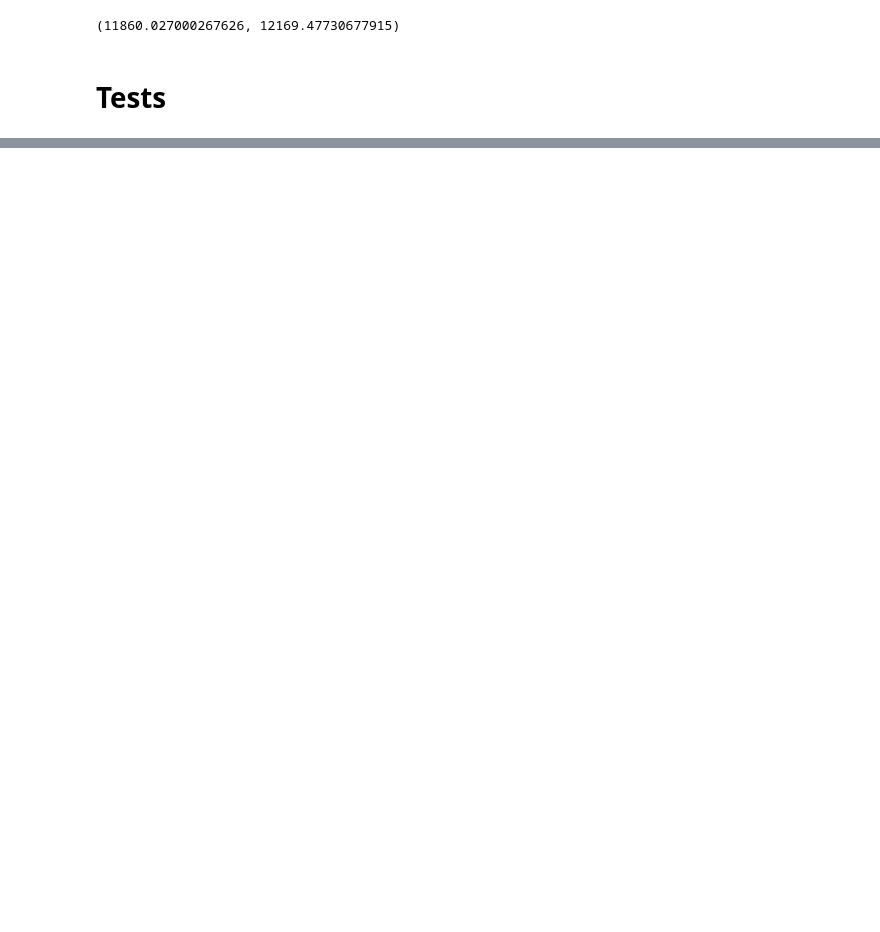
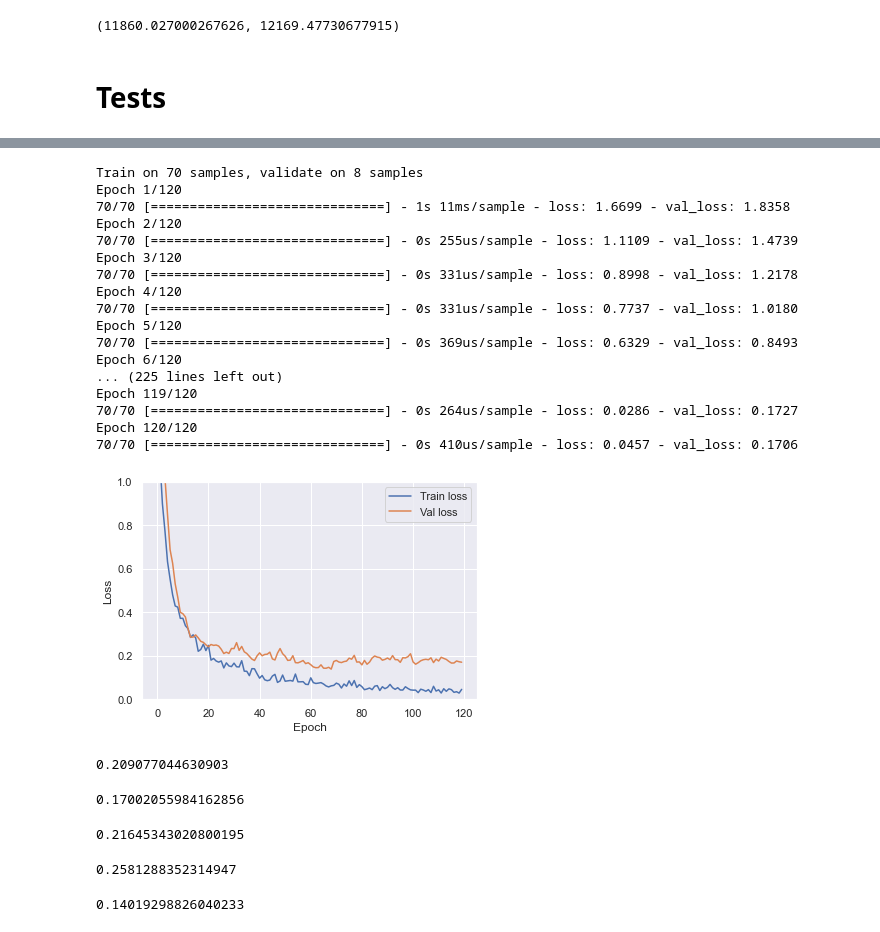
Before and after one commit to Egorka1/WG_Forge, a Jupyter notebook: WGProjectFinal.ipynb, the cells around one changed output, grey strips where cells are left out. Cells and saved outputs as stored; diff of their text form; code cells hidden in the pictures; blank space fills up the shorter version.

```diff
--- a/WGProjectFinal.ipynb
+++ b/WGProjectFinal.ipynb
@@ -1077,0 +1076,70 @@ gold_scaler.inverse_transform(x)[-1]
+# %%
+train_x, train_y = train_data[:70], train_labels[:70]
+test_x, test_y = train_data[70:], train_labels[70:]
+# %%
+epochs = 120
+
+model = build_network(train_data.shape[1])
+history = model.fit(x=train_x, y=train_y,
+                    validation_data=(test_x, test_y),
+                    epochs=epochs, shuffle=True)
+
+plot_network_history(history)
+# %% [output]
+Train on 70 samples, validate on 8 samples
+Epoch 1/120
+70/70 [==============================] - 1s 11ms/sample - loss: 1.6699 - val_loss: 1.8358
+Epoch 2/120
+70/70 [==============================] - 0s 255us/sample - loss: 1.1109 - val_loss: 1.4739
+Epoch 3/120
+70/70 [==============================] - 0s 331us/sample - loss: 0.8998 - val_loss: 1.2178
+Epoch 4/120
+70/70 [==============================] - 0s 331us/sample - loss: 0.7737 - val_loss: 1.0180
+Epoch 5/120
+70/70 [==============================] - 0s 369us/sample - loss: 0.6329 - val_loss: 0.8493
+Epoch 6/120
+... (225 lines left out)
+Epoch 119/120
+70/70 [==============================] - 0s 264us/sample - loss: 0.0286 - val_loss: 0.1727
+Epoch 120/120
+70/70 [==============================] - 0s 410us/sample - loss: 0.0457 - val_loss: 0.1706
+[figure, added]
+# %%
+gb = GradientBoostingRegressor(n_estimators=200, max_depth=4)
+gb.fit(train_x, train_y)
+
+mean_squared_error(gb.predict(test_x), test_y)
+# %% [output]
+0.209077044630903
+# %%
+rf = RandomForestRegressor(n_estimators=600, max_depth=10, min_samples_split=6)
+
+rf.fit(train_x, train_y)
+
+mean_squared_error(rf.predict(test_x), test_y)
+# %% [output]
+0.17002055984162856
+# %%
+svm1 = SVR(C=10, gamma=0.01, kernel='rbf')
+
+svm1.fit(train_x, train_y)
+
+mean_squared_error(svm1.predict(test_x), test_y)
+# %% [output]
+0.21645343020800195
+# %%
+svm2 = SVR(C=10, gamma=0.01, coef0=100, degree=2, kernel='poly')
+
+svm2.fit(train_x, train_y)
+
+mean_squared_error(svm2.predict(test_x), test_y)
+# %% [output]
+0.2581288352314947
+# %%
+ab = AdaBoostRegressor(learning_rate=0.1, loss='square', n_estimators=600)
+
+ab.fit(train_x, train_y)
+
+mean_squared_error(ab.predict(test_x), test_y)
+# %% [output]
+0.14019298826040233
```
Also changed, not shown: parts of 11 cells of this notebook.
